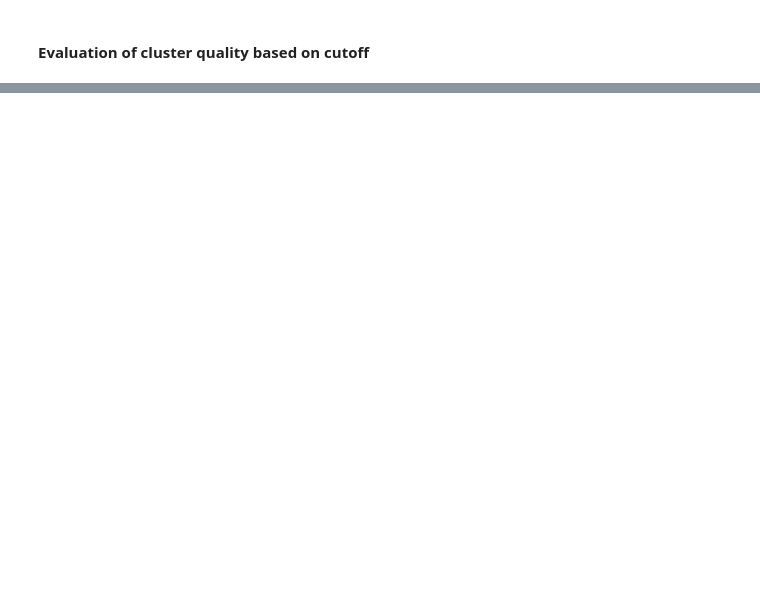
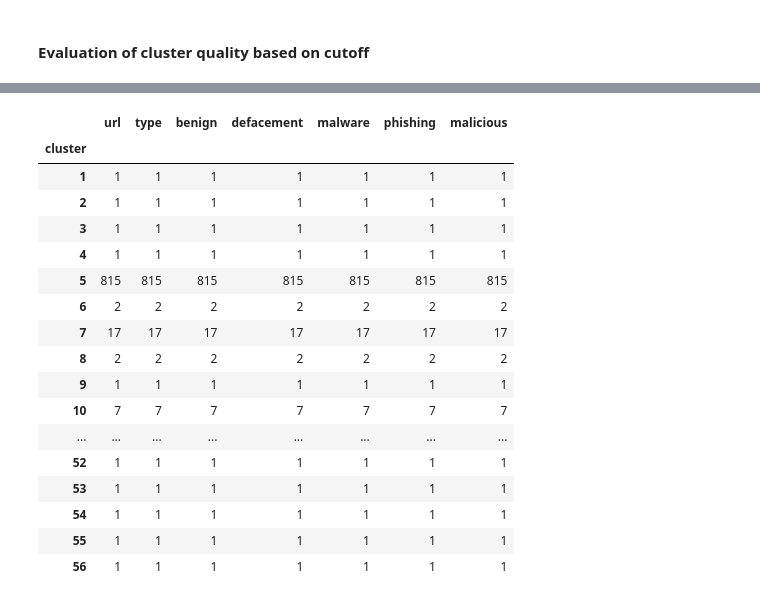
Before and after one commit to Kairixir/URL-domain-name-clustering, a Jupyter notebook: bachelor_thesis.ipynb, the cells around one changed output, grey strips where cells are left out. Drawn from its saved outputs; the diff is of its cells as text; code cells hidden in the pictures; blank space fills up the shorter version.

```diff
--- a/bachelor_thesis.ipynb
+++ b/bachelor_thesis.ipynb
@@ -151,8 +157,6 @@ from scipy.spatial.distance import pdist, squareform
 # Create two sets of N_SAMPLES random samples
 N_SAMPLES = 1000
 
-urls_tsdf = urls_tdf.sample(n=N_SAMPLES, random_state=111).reset_index(
-    drop=True
-)
+urls_tsdf = urls_tdf.sample(n=N_SAMPLES, random_state=111).reset_index(drop=True)
 # %%
 # Calculate pairwise distances between URLs using levenshtein distance function
@@ -223,0 +283,21 @@ Name: url, dtype: object
+# %%
+urls_tsdf.groupby("cluster").count()
+# %% [output]
+|  | url | type | benign | defacement | malware | phishing | malicious |
+| cluster |  |  |  |  |  |  |  |
+| 1 | 1 | 1 | 1 | 1 | 1 | 1 | 1 |
+| 2 | 1 | 1 | 1 | 1 | 1 | 1 | 1 |
+| 3 | 1 | 1 | 1 | 1 | 1 | 1 | 1 |
+| 4 | 1 | 1 | 1 | 1 | 1 | 1 | 1 |
+| 5 | 815 | 815 | 815 | 815 | 815 | 815 | 815 |
+| 6 | 2 | 2 | 2 | 2 | 2 | 2 | 2 |
+| 7 | 17 | 17 | 17 | 17 | 17 | 17 | 17 |
+| 8 | 2 | 2 | 2 | 2 | 2 | 2 | 2 |
+| 9 | 1 | 1 | 1 | 1 | 1 | 1 | 1 |
+| 10 | 7 | 7 | 7 | 7 | 7 | 7 | 7 |
+| ... | ... | ... | ... | ... | ... | ... | ... |
+| 52 | 1 | 1 | 1 | 1 | 1 | 1 | 1 |
+| 53 | 1 | 1 | 1 | 1 | 1 | 1 | 1 |
+| 54 | 1 | 1 | 1 | 1 | 1 | 1 | 1 |
+| 55 | 1 | 1 | 1 | 1 | 1 | 1 | 1 |
+| 56 | 1 | 1 | 1 | 1 | 1 | 1 | 1 |
```
Also changed, not shown: parts of 11 cells of this notebook.
